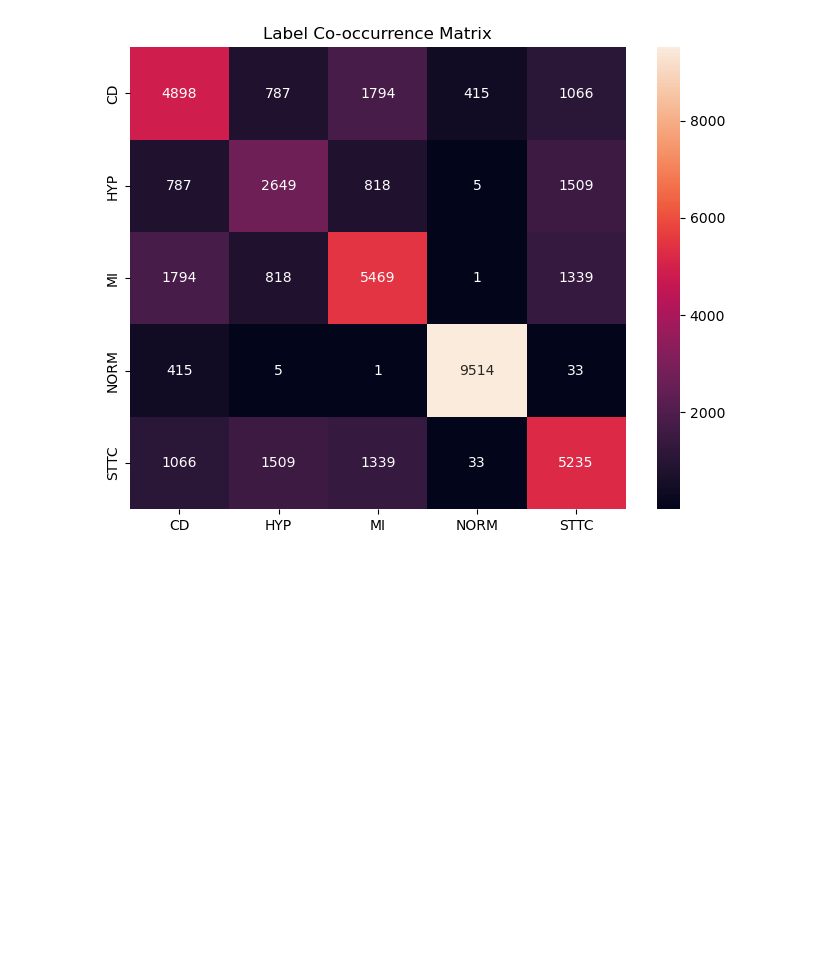
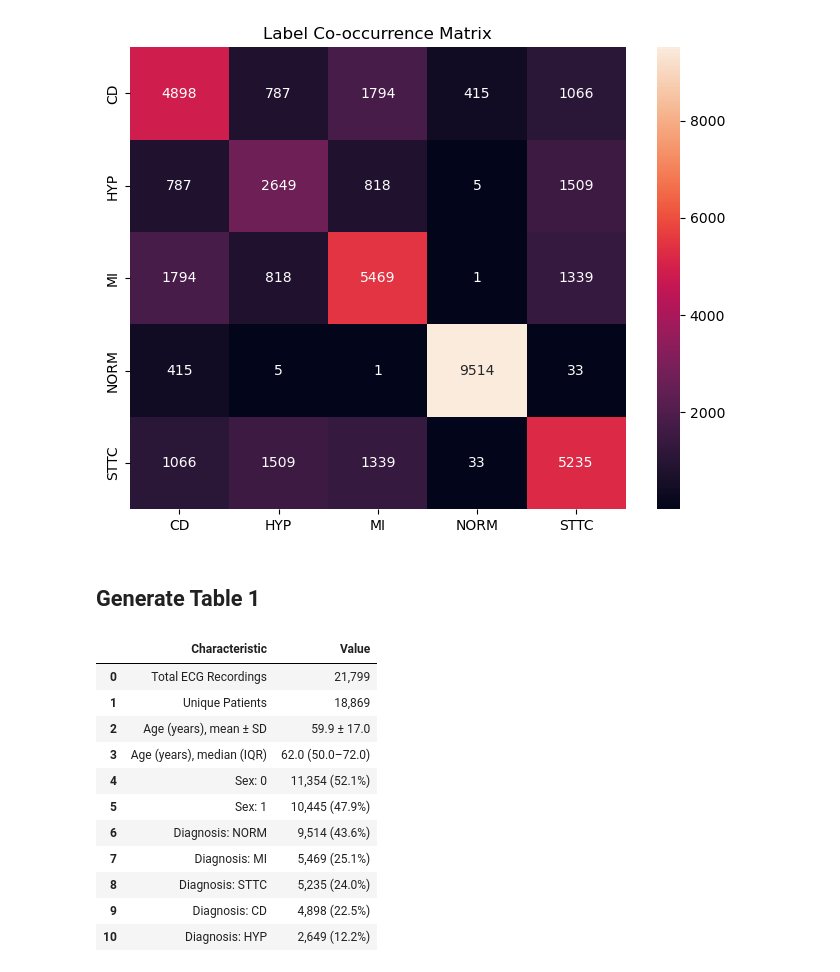
Before and after one commit to cristopher-d-delgado/ecg-ai-statistical-evaluation, a Jupyter notebook: notebooks/eda.ipynb, the cells around one changed output. Drawn from its saved outputs; the diff is of its cells as text; code cells hidden in the pictures; blank space fills up the shorter version.

```diff
--- a/notebooks/eda.ipynb
+++ b/notebooks/eda.ipynb
@@ -296,3 +296,6 @@ Name: age, dtype: float64
 [figure]
 # %% [markdown]
 According to the changelog.txt people above 89 years old are stored as '300' for provacy reasons. All we know is that they are above 89 years old.
+# %%
+# Can correct the age of 300 to a more reasonable value such as 90 since there at least 89 years old patients in the dataset.
+df["age_clean"] = df["age"].apply(lambda x: 90 if x == 300 else x)
@@ -441,3 +465,58 @@ plt.title("Label Co-occurrence Matrix")
 plt.show()
 # %% [output]
 [figure]
+# %% [markdown]
+## Generate Table 1
+# %%
+# Flatten labels for the superclass distribution
+all_classes = [cls for sublist in df["superclasses"] for cls in sublist]
+class_counts = pd.Series(all_classes).value_counts()
+class_percent = class_counts / n_records * 100
+# %%
+table1_rows = []
+
+# Cohort size
+table1_rows.append(["Total ECG Recordings", f"{n_records:,}"])
+table1_rows.append(["Unique Patients", f"{n_patients:,}"])
+
+# Age
+table1_rows.append([
+    "Age (years), mean ± SD",
+    f"{age_mean:.1f} ± {age_sd:.1f}"
+])
+
+table1_rows.append([
+    "Age (years), median (IQR)",
+    f"{age_median:.1f} ({age_q1:.1f}–{age_q3:.1f})"
+])
+
+# Sex
+for sex in sex_counts.index:
+    table1_rows.append([
+        f"Sex: {sex}",
+        f"{sex_counts[sex]:,} ({sex_percent[sex]:.1f}%)"
+    ])
+
+# Diagnostic Superclasses
+for cls in class_counts.index:
+    table1_rows.append([
+        f"Diagnosis: {cls}",
+        f"{class_counts[cls]:,} ({class_percent[cls]:.1f}%)"
+    ])
+
+table1 = pd.DataFrame(table1_rows, columns=["Characteristic", "Value"])
+
+table1
+# %% [output]
+|  | Characteristic | Value |
+| 0 | Total ECG Recordings | 21,799 |
+| 1 | Unique Patients | 18,869 |
+| 2 | Age (years), mean ± SD | 59.9 ± 17.0 |
+| 3 | Age (years), median (IQR) | 62.0 (50.0–72.0) |
+| 4 | Sex: 0 | 11,354 (52.1%) |
+| 5 | Sex: 1 | 10,445 (47.9%) |
+| 6 | Diagnosis: NORM | 9,514 (43.6%) |
+| 7 | Diagnosis: MI | 5,469 (25.1%) |
+| 8 | Diagnosis: STTC | 5,235 (24.0%) |
+| 9 | Diagnosis: CD | 4,898 (22.5%) |
+| 10 | Diagnosis: HYP | 2,649 (12.2%) |
```
Also changed, not shown: parts of 1 cell of this notebook.
